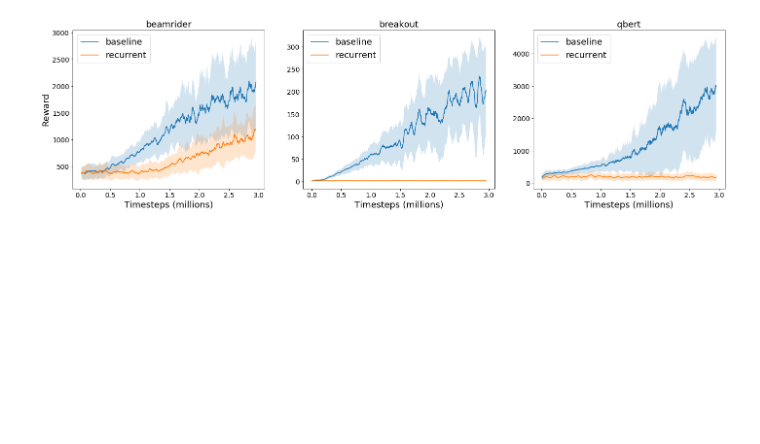
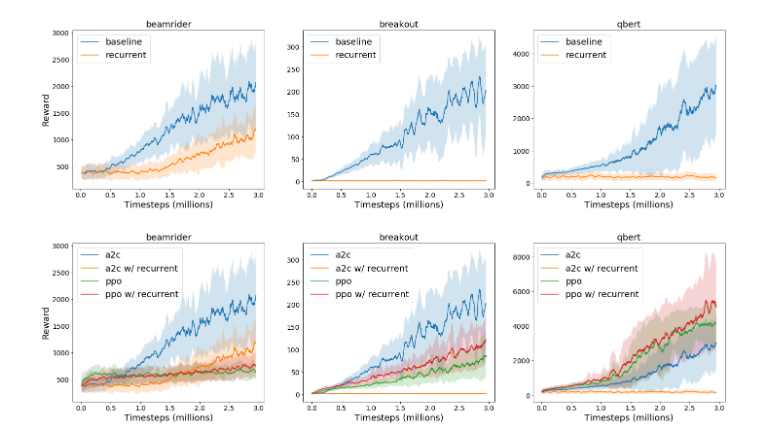
Before and after one commit to mgwillia/pytorch-a2c-ppo-acktr-gail, a Jupyter notebook: figure_4.ipynb, the cells around one changed output. Drawn from its saved outputs; the diff is of its cells as text; code cells hidden in the pictures; blank space fills up the shorter version.

```diff
--- a/figure_4.ipynb
+++ b/figure_4.ipynb
@@ -5,6 +5,7 @@ from scipy.interpolate import interp1d
 
 root = 'logs/'
 algo = 'a2c'
+algos = ['a2c', 'ppo']
 games = ['beamrider', 'breakout', 'qbert']
 numTrials = 5
 
@@ -98,3 +99,52 @@ plt.savefig('recurrent.png', bbox_inches='tight')
 plt.show()
 # %% [output]
 [figure]
+# %%
+import matplotlib.pyplot as plt
+from pylab import rcParams
+rcParams['figure.figsize'] = 24, 6 #width, height
+
+def running_mean(x, N):
+    cumsum = numpy.cumsum(numpy.insert(x, 0, 0))
+    return (cumsum[N:] - cumsum[:-N]) / float(N)
+
+fig, axs = plt.subplots(1, 3)
+for i, game in enumerate(games):
+    ax = axs[i]
+    ax.set_title(game, fontsize=18)
+
+    for j, algo in enumerate(algos):
+        for recurrentStr in ['', '_recurrent']:
+            standardRewardsList = []
+            for trialNum in range(1, numTrials + 1):
+                trialNumStr = str(trialNum)
+                trialName = algo + '_' + game + recurrentStr + '_' + trialNumStr
+                times, rewards = getTrialStats(trialName)
+                times, rewards = zip(*sorted(zip(times, rewards)))
+                lastTime = numpy.argmax(numpy.array(times) > 3e6)
+                times = times[:lastTime]
+                rewards = rewards[:lastTime]
+                standardTimes = standardize_times(times)
+                standardRewards = standardize_rewards(standardTimes, times, rewards)
+                standardRewardsList.append(standardRewards)
+            standardRewardsMat = numpy.array(standardRewardsList)
+            rewardsMean = standardRewardsMat.mean(axis=0)
+            rewardsError = standardRewardsMat.std(axis=0)
+            smoothRewards = running_mean(rewardsMean, 50)
+            smoothError = running_mean(rewardsError, 50)
+            if recurrentStr == '':
+                recurrentStr = algo
+            else:
+                recurrentStr = algo + ' w/ recurrent'
+            ax.plot(standardTimes[:-49] / 1e6, smoothRewards, label=recurrentStr)
+            ax.fill_between(standardTimes[:-49] / 1e6, smoothRewards - smoothError, smoothRewards + smoothError, alpha=0.2)
+    ax.legend(loc='upper left', fontsize=18)
+    ax.set_xlabel('Timesteps (millions)', fontsize=18)
+    if i == 0:
+        ax.set_ylabel('Reward', fontsize=18)
+    ax.tick_params(axis='both', which='major', labelsize=14)
+
+plt.savefig('recurrent.png', bbox_inches='tight')
+plt.show()
+# %% [output]
+[figure, added]
```
Also changed, not shown: 16 other files.
